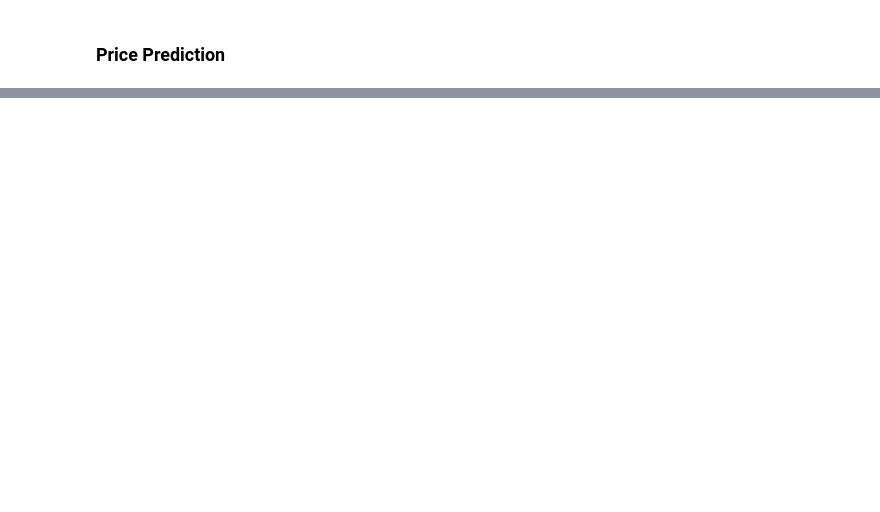
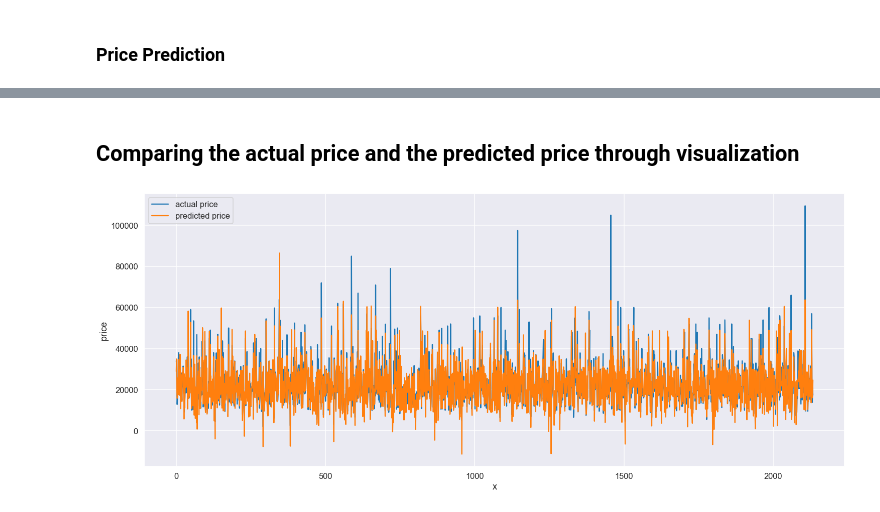
Before and after one commit to FarhatGani/Audi_Used_Car_Analysis, a Jupyter notebook: audi_used_car_ML.ipynb, the cells around one changed output, grey strips where cells are left out. Cells and saved outputs as stored; diff of their text form; code cells hidden in the pictures; blank space fills up the shorter version.

```diff
--- a/audi_used_car_ML.ipynb
+++ b/audi_used_car_ML.ipynb
@@ -112,6 +254,7 @@ display(coef_df)
 # %% [markdown]
 ### Price Prediction
 # %%
-y_pred = model.predict(x_test)
+y_pred = model.predict(X_test)
 print(y_pred)
+print(y_test)
 # %% [output]
@@ -169,0 +348,4 @@ r2 = 0.75
+# %%
+y_test["predicted_price"] = y_pred
+y_test["x"] = np.arange(0, y_test.shape[0], 1)
+display(y_test.head())
@@ -169,0 +359,10 @@ r2 = 0.75
+# %% [markdown]
+## Comparing the actual price and the predicted price through visualization
+# %%
+plt.figure(figsize=(25,10))
+
+sns.lineplot(x='x', y='price', data=y_test, label='actual price')
+sns.lineplot(x='x', y='predicted_price', data=y_test, label='predicted price')
+plt.show()
+# %% [output]
+[figure, added]
```
Also changed, not shown: parts of 33 cells of this notebook.
